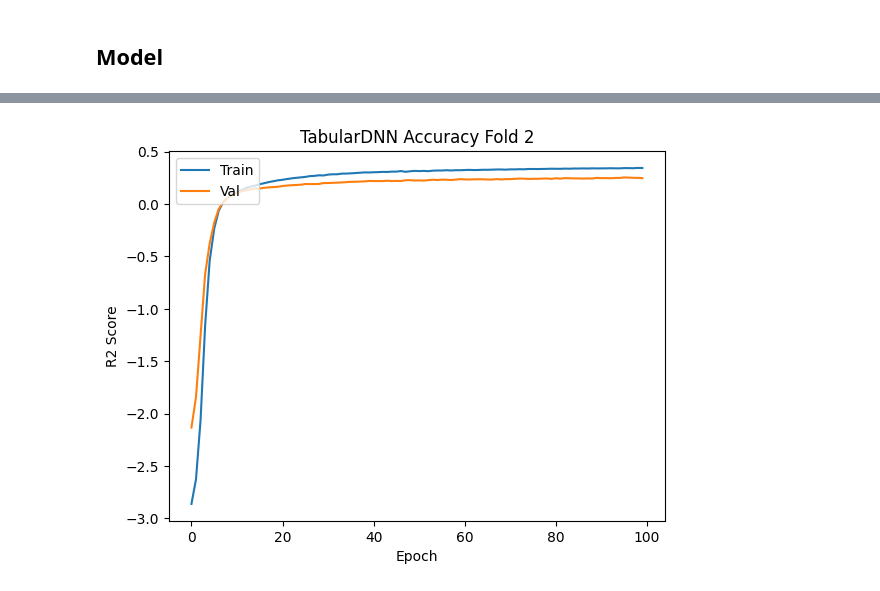
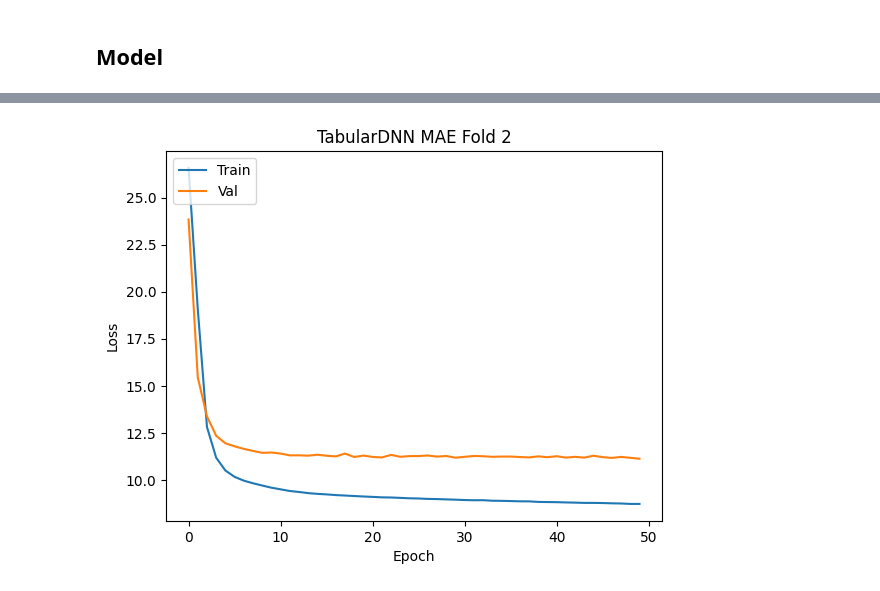
Before and after one commit to MrAliTheGreat/GlobalAirQuality, a Jupyter notebook: TabularDNN.ipynb, the cells around one changed output, grey strips where cells are left out. Saved outputs shown, nothing was run; the diff lists cells and outputs as text; code cells hidden in the pictures.

Commit message:
Add model parameter input and report automation

```diff
--- a/TabularDNN.ipynb
+++ b/TabularDNN.ipynb
@@ -56,5 +74,5 @@ df = df.drop(["AQI", "Amount-PM2.5", "Amount-PM10", "Amount-NO2", "Amount-O3", "
 # %%
-input_df = df.iloc[:, :-4]
+input_df = df[input_cols]
 input_df
 # %% [output]
 |  | Date | Time | Temperature | Real Feel | Weather Status | Wind Gusts | Humidity | Indoor Humidity | ... |
@@ -71,7 +89,7 @@ input_df
 | 3039 | WEDNESDAY, 9 OCTOBER | 21:34 | 26 | 26 | Mostly clear | 32 | 0.71 | 0.71 | ... |
 3040 rows × 15 columns
 # %%
-output_df = df.iloc[:, -4:]
+output_df = df[output_cols]
 output_df
 # %% [output]
 |  | AQI-PM2.5 | AQI-PM10 | AQI-NO2 | AQI-O3 |
@@ -189,13 +219,12 @@ input_df
 | 3039 | 26.0 | 26.0 | 9.0 | 32.0 | 0.71 | 0.71 | 8.0 | ... |
 3040 rows × 14 columns
 # %%
-output_df = output_df.astype({
-    "AQI-PM2.5": "float64",
-    "AQI-PM10": "float64",
-    "AQI-NO2": "float64",
-    "AQI-O3": "float64",
-})
+newTypes = {}
+for col in output_df.columns:
+    if(output_df[col].dtype == "int64"):
+        newTypes[col] = "float64"
 
+output_df = output_df.astype(newTypes)
 output_df
 # %% [output]
 |  | AQI-PM2.5 | AQI-PM10 | AQI-NO2 | AQI-O3 |
@@ -294,30 +314,30 @@ Model: "TabularDNN"
+# %%
+readmeEntry += f"### Number of model parameters: {get_model().count_params()}\n"
 # %%
 # keras.utils.plot_model(get_model(), show_shapes = True)
 # %%
-i = 1
+f = 1
+pred_losses = []
+pred_metrics = {}
+for metric in perfMetrics:
+    pred_metrics[metric] = []
+
+readmeEntry += "## Plots \n\n"
+
 kf = KFold(n_splits = 5)
-pred_r2s = []; pred_losses = []
 for train_idx, test_idx in kf.split(input_df, output_df):
-    print(f"========================= Fold {i} =========================")
+    print(f"========================= Fold {f} =========================")
 
     train_X = input_df.loc[train_idx]; train_Y = output_df.loc[train_idx]
     test_X = input_df.loc[test_idx]; test_Y = output_df.loc[test_idx]
 
-    # Min Max Normalization One-hot
-    # temp_train_X = train_X.loc[:, :"Cloud Ceiling"]
-    # train_X.loc[:, :"Cloud Ceiling"] = (temp_train_X - temp_train_X.min()) / (temp_train_X.max() - temp_train_X.min())
-    # temp_test_X = test_X.loc[:, :"Cloud Ceiling"]
-    # test_X.loc[:, :"Cloud Ceiling"] = (temp_test_X - temp_test_X.min()) / (temp_test_X.max() - temp_test_X.min())
+    if(normMethod == "MinMax"):
+        train_X = (train_X - train_X.min()) / (train_X.max() - train_X.max())
+        test_X = (test_X - test_X.min()) / (test_X.max() - test_X.min())
 
-    # Z-score Normalization One-hot
-    # temp_train_X = train_X.loc[:, :"Cloud Ceiling"]
-    # train_X.loc[:, :"Cloud Ceiling"] = (temp_train_X - temp_train_X.mean()) / temp_train_X.std()
-    # temp_test_X = test_X.loc[:, :"Cloud Ceiling"]
-    # test_X.loc[:, :"Cloud Ceiling"] = (temp_test_X - temp_test_X.mean()) / temp_test_X.std()
-
-    # Z-score Normalization Label Encoding
-    train_X = (train_X - train_X.mean()) / train_X.std()
-    test_X = (test_X - test_X.mean()) / test_X.std()
+    if(normMethod == "z-score"):
+        train_X = (train_X - train_X.mean()) / train_X.std()
+        test_X = (test_X - test_X.mean()) / test_X.std()
 
     # One-hot columns Normalization
     # for col in train_X.loc[:, "Clear":].columns:
@@ -343,38 +363,47 @@ for train_idx, test_idx in kf.split(input_df, output_df):
     history = model.fit(
         train_X,
         train_Y,
-        batch_size = 32,
-        epochs = 100,
+        batch_size = batchSize,
+        epochs = epochs,
         validation_data = (test_X, test_Y)
     )
 
-    pred_loss, pred_r2 = model.evaluate(test_X, test_Y)
-    pred_r2s.append(pred_r2); pred_losses.append(pred_loss)
+    pred_eval = model.evaluate(test_X, test_Y)
+    pred_loss = pred_eval[0]
+    pred_losses.append(pred_loss)
+    for i, val in enumerate(pred_eval[1:]):
+        pred_metrics[perfMetrics[i]].append(val)
 
-    plt.plot(history.history["r2_score"])
-    plt.plot(history.history["val_r2_score"])
-    plt.title(f"TabularDNN Accuracy Fold {i}")
-    plt.ylabel("R2 Score")
-    plt.xlabel("Epoch")
-    plt.legend(["Train", "Val"], loc='upper left')
-    plt.show()
-
+    time = str(datetime.now()).replace(" ", "-")
     plt.plot(history.history["loss"])
     plt.plot(history.history["val_loss"])
-    plt.title(f"TabularDNN Accuracy Fold {i}")
+    plt.title(f"TabularDNN {lossFunction} Fold {f}")
     plt.ylabel("Loss")
     plt.xlabel("Epoch")
     plt.legend(["Train", "Val"], loc='upper left')
+    plt.savefig(f"./results/plots/TabularDNN-{time}-Fold{f}-loss.png")
+    readmeEntry += f"![image TabularDNN-Fold{f}-loss](./plots/TabularDNN-{time}-Fold{f}-loss.png)\n\n"
     plt.show()
+    for metric in perfMetrics:
+        plt.plot(history.history[metric])
+        plt.plot(history.history[f"val_{metric}"])
+        plt.title(f"TabularDNN {metric} Fold {f}")
+        plt.ylabel(metric)
+        plt.xlabel("Epoch")
+        plt.legend(["Train", "Val"], loc='upper left')
+        plt.savefig(f"./results/plots/TabularDNN-{time}-Fold{f}-{metric}.png")
+        readmeEntry += f"![image TabularDNN-Fold{f}-{metric}](./plots/TabularDNN-{time}-Fold{f}-{metric}.png)\n\n"
+        plt.show()
 
+    readmeEntry += f"### Random Prediction Fold {f}\n\n"
     print("++++++++++++++++ Random Prediction ++++++++++++++++")
     idx = test_X.sample(1).index
     pred_y = model.predict(test_X.loc[idx])
     target_y = test_Y.loc[idx]
-    print(f"Prediction: {pred_y}")
-    print(f"Target: {target_y.values}")
+    print(f"Prediction: {pred_y}"); readmeEntry += f"#### Model Prediction Fold {f}: {pred_y}\n\n"
+    print(f"Target: {target_y.values}"); readmeEntry += f"#### Model Target Fold {f}: {target_y.values}\n\n"
     print("+++++++++++++++++++++++++++++++++++++++++++++++++++")
 
-    i += 1
+    f += 1
 # %% [output]
 ========================= Fold 1 =========================
@@ -426 +445 @@ Epoch 100/100
-[figure, old version]
+[figure, new version]
```
Also changed, not shown: parts of 17 cells of this notebook, 32 other files.
